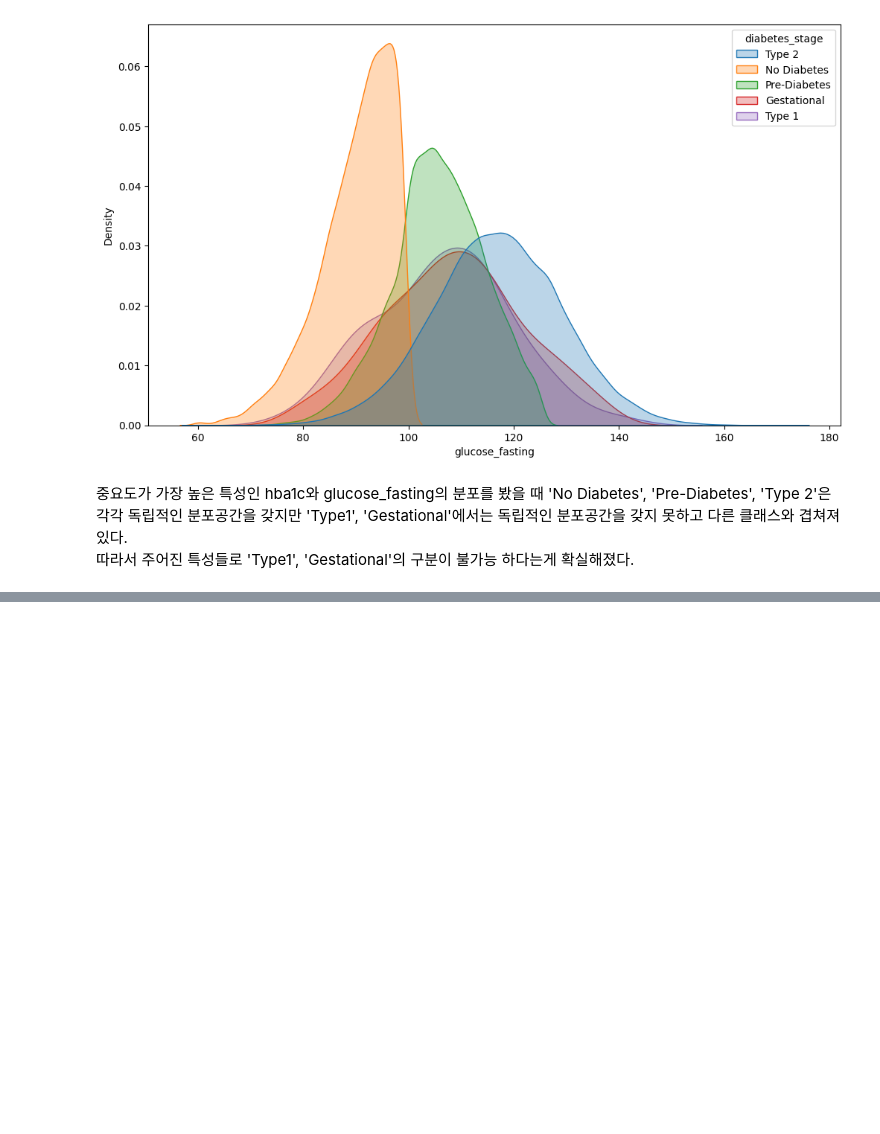
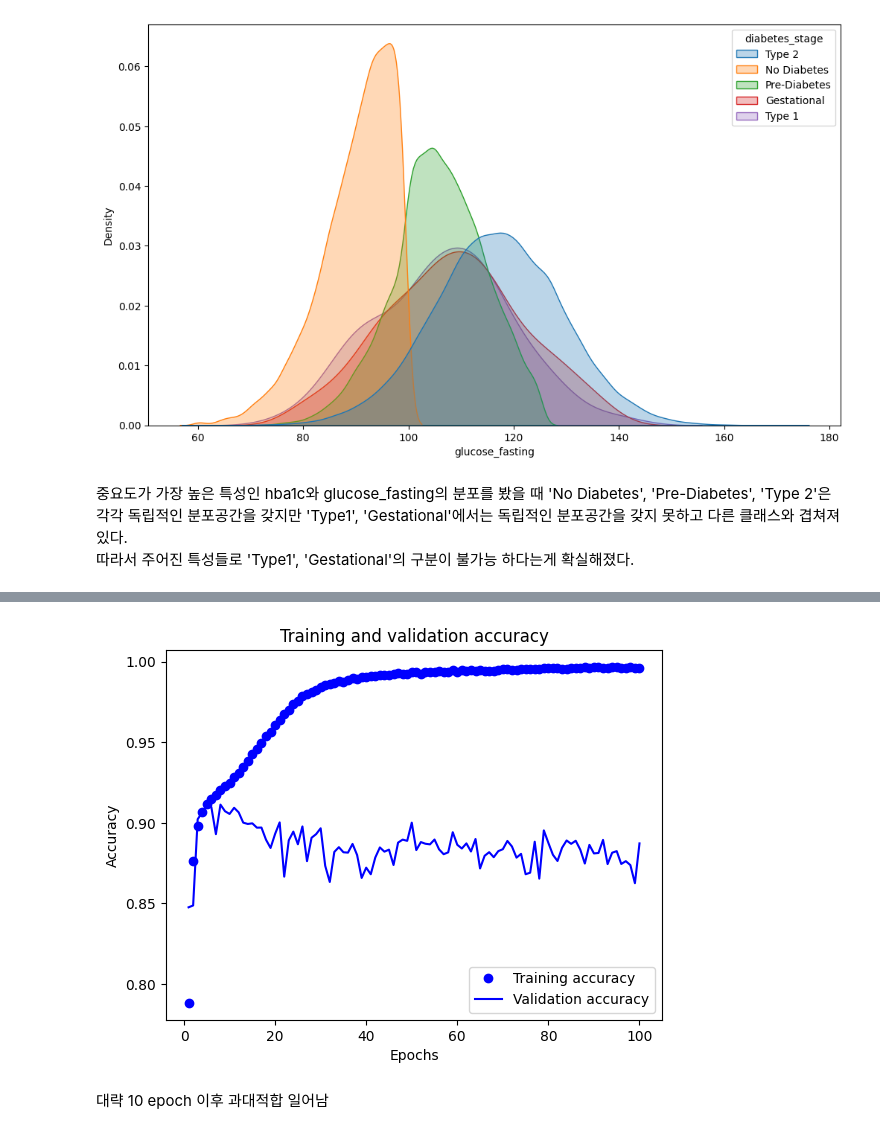
Before and after one commit to kkangmen/Diabetes-Classification-Project, a Jupyter notebook: diabetes.ipynb, the cells around one changed output, grey strips where cells are left out. Saved outputs shown, nothing was run; the diff lists cells and outputs as text; code cells hidden in the pictures; blank space fills up the shorter version.

```diff
--- a/diabetes.ipynb
+++ b/diabetes.ipynb
@@ -857,0 +1064,16 @@ plt.show()
+# %%
+# epochs별 훈련 및 검증 정확도 시각화
+plt.clf()
+acc = history_large.history["accuracy"]
+val_acc = history_large.history["val_accuracy"]
+plt.plot(epochs, acc, "bo", label="Training accuracy")
+plt.plot(epochs, val_acc, "b", label="Validation accuracy")
+plt.title("Training and validation accuracy")
+plt.xlabel("Epochs")
+plt.ylabel("Accuracy")
+plt.legend()
+plt.show()
+# %% [output]
+[figure, added]
+# %% [markdown]
+대략 10 epoch 이후 과대적합 일어남
```
Also changed, not shown: parts of 50 cells of this notebook.
